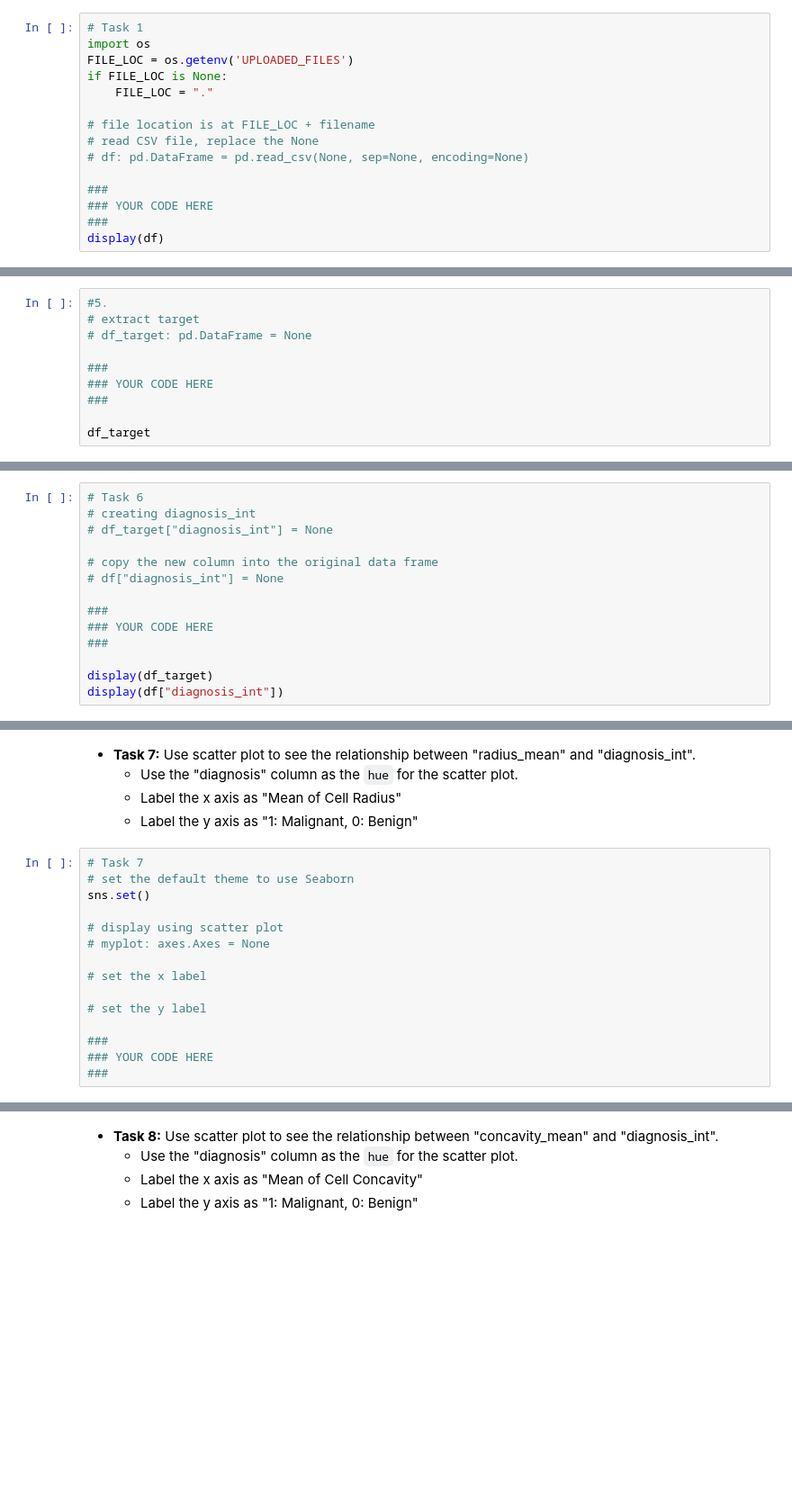
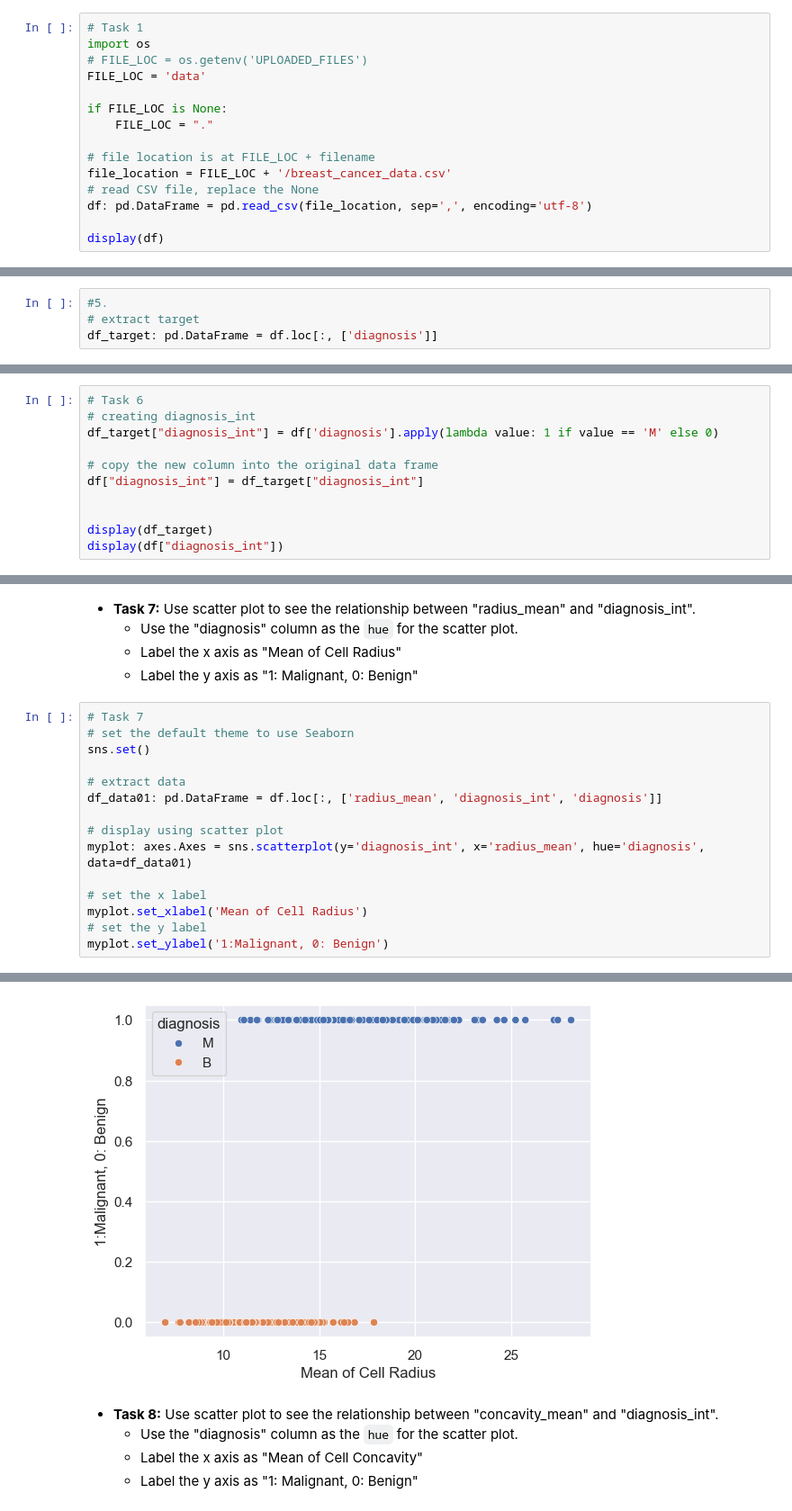
Before and after one commit to surrelsaga/DDW-weekly-problemSets, a Jupyter notebook: Week09_Homework.ipynb, the cells around one changed output, grey strips where cells are left out. Shown at 90% size. Drawn from its saved outputs; the diff is of its cells as text; blank space fills up the shorter version.

```diff
--- a/Week09_Homework.ipynb
+++ b/Week09_Homework.ipynb
@@ -27,15 +30,15 @@ from IPython.display import display
 # %%
 # Task 1
 import os
-FILE_LOC = os.getenv('UPLOADED_FILES')
+# FILE_LOC = os.getenv('UPLOADED_FILES')
+FILE_LOC = 'data'
+
 if FILE_LOC is None:
     FILE_LOC = "."
 
 # file location is at FILE_LOC + filename
+file_location = FILE_LOC + '/breast_cancer_data.csv'
 # read CSV file, replace the None
-# df: pd.DataFrame = pd.read_csv(None, sep=None, encoding=None)
+df: pd.DataFrame = pd.read_csv(file_location, sep=',', encoding='utf-8')
 
-###
-### YOUR CODE HERE
-###
 display(df)
@@ -121,13 +137,7 @@ assert df_features.shape == (569, 6)
 # %%
 #5.
 # extract target
-# df_target: pd.DataFrame = None
-
-###
-### YOUR CODE HERE
-###
-
-df_target
+df_target: pd.DataFrame = df.loc[:, ['diagnosis']]
 # %%
 assert isinstance(df_target, pd.DataFrame)
 assert df_target.shape == (569, 1)
@@ -141,14 +151,11 @@ assert df_target.columns[0] == 'diagnosis'
 # %%
 # Task 6
 # creating diagnosis_int
-# df_target["diagnosis_int"] = None
+df_target["diagnosis_int"] = df['diagnosis'].apply(lambda value: 1 if value == 'M' else 0)
 
 # copy the new column into the original data frame
-# df["diagnosis_int"] = None
+df["diagnosis_int"] = df_target["diagnosis_int"]
 
-###
-### YOUR CODE HERE
-###
 
 display(df_target)
 display(df["diagnosis_int"])
@@ -167,13 +200,14 @@ assert "diagnosis_int" in df.columns
 # set the default theme to use Seaborn
 sns.set()
 
+# extract data
+df_data01: pd.DataFrame = df.loc[:, ['radius_mean', 'diagnosis_int', 'diagnosis']]
+
 # display using scatter plot
-# myplot: axes.Axes = None
+myplot: axes.Axes = sns.scatterplot(y='diagnosis_int', x='radius_mean', hue='diagnosis', data=df_data01)
 
 # set the x label
-
+myplot.set_xlabel('Mean of Cell Radius')
 # set the y label
-
-###
-### YOUR CODE HERE
-###
+myplot.set_ylabel('1:Malignant, 0: Benign')
+# %% [output]
@@ -180,3 +215,4 @@ sns.set()
+[figure, added]
 # %% [markdown]
 - **Task 8:** Use scatter plot to see the relationship between "concavity_mean" and "diagnosis_int".
     - Use the "diagnosis" column as the `hue` for the scatter plot.
```
Also changed, not shown: parts of 9 cells of this notebook.
